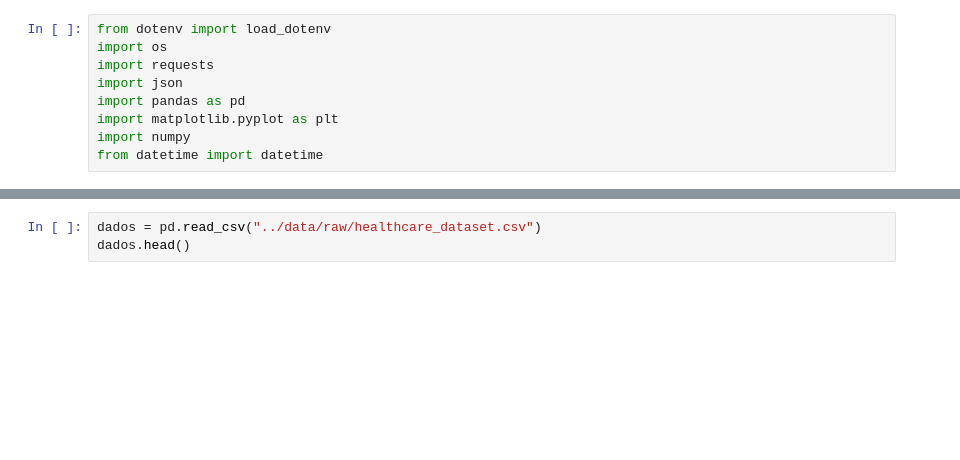
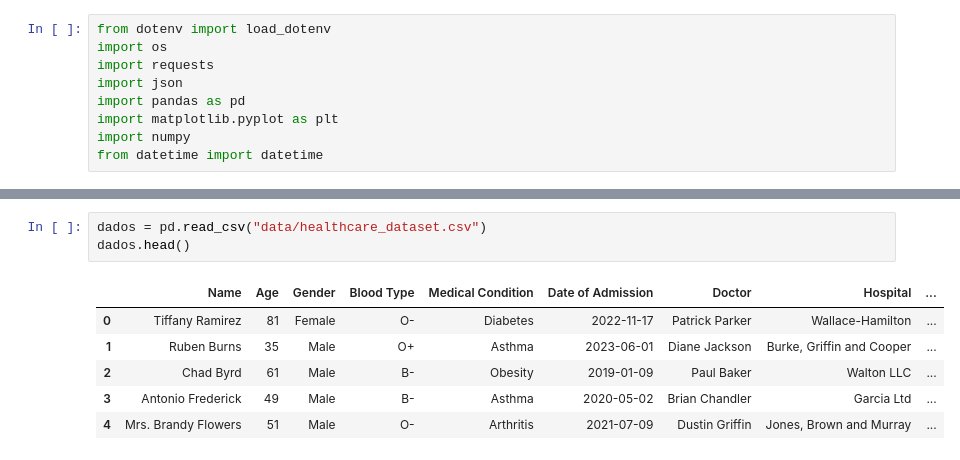
Before and after one commit to micaellimaj/Projeto-Pipeline-Dados-Telegram, a Jupyter notebook: src/telegrambot.ipynb, the cells around one changed output, grey strips where cells are left out. Drawn from its saved outputs; the diff is of its cells as text; blank space fills up the shorter version.

```diff
--- a/src/telegrambot.ipynb
+++ b/src/telegrambot.ipynb
@@ -54,7 +72,14 @@ bot = TelegramBot()
 # Chame o método 'start' na instância do bot
 bot.start()
 # %%
-dados = pd.read_csv("../data/raw/healthcare_dataset.csv")
+dados = pd.read_csv("data/healthcare_dataset.csv")
 dados.head()
+# %% [output]
+|  | Name | Age | Gender | Blood Type | Medical Condition | Date of Admission | Doctor | Hospital | ... |
+| 0 | Tiffany Ramirez | 81 | Female | O- | Diabetes | 2022-11-17 | Patrick Parker | Wallace-Hamilton | ... |
+| 1 | Ruben Burns | 35 | Male | O+ | Asthma | 2023-06-01 | Diane Jackson | Burke, Griffin and Cooper | ... |
+| 2 | Chad Byrd | 61 | Male | B- | Obesity | 2019-01-09 | Paul Baker | Walton LLC | ... |
+| 3 | Antonio Frederick | 49 | Male | B- | Asthma | 2020-05-02 | Brian Chandler | Garcia Ltd | ... |
+| 4 | Mrs. Brandy Flowers | 51 | Male | O- | Arthritis | 2021-07-09 | Dustin Griffin | Jones, Brown and Murray | ... |
 # %%
 dados.info()
```
Also changed, not shown: parts of 19 cells of this notebook, 1 other file.
